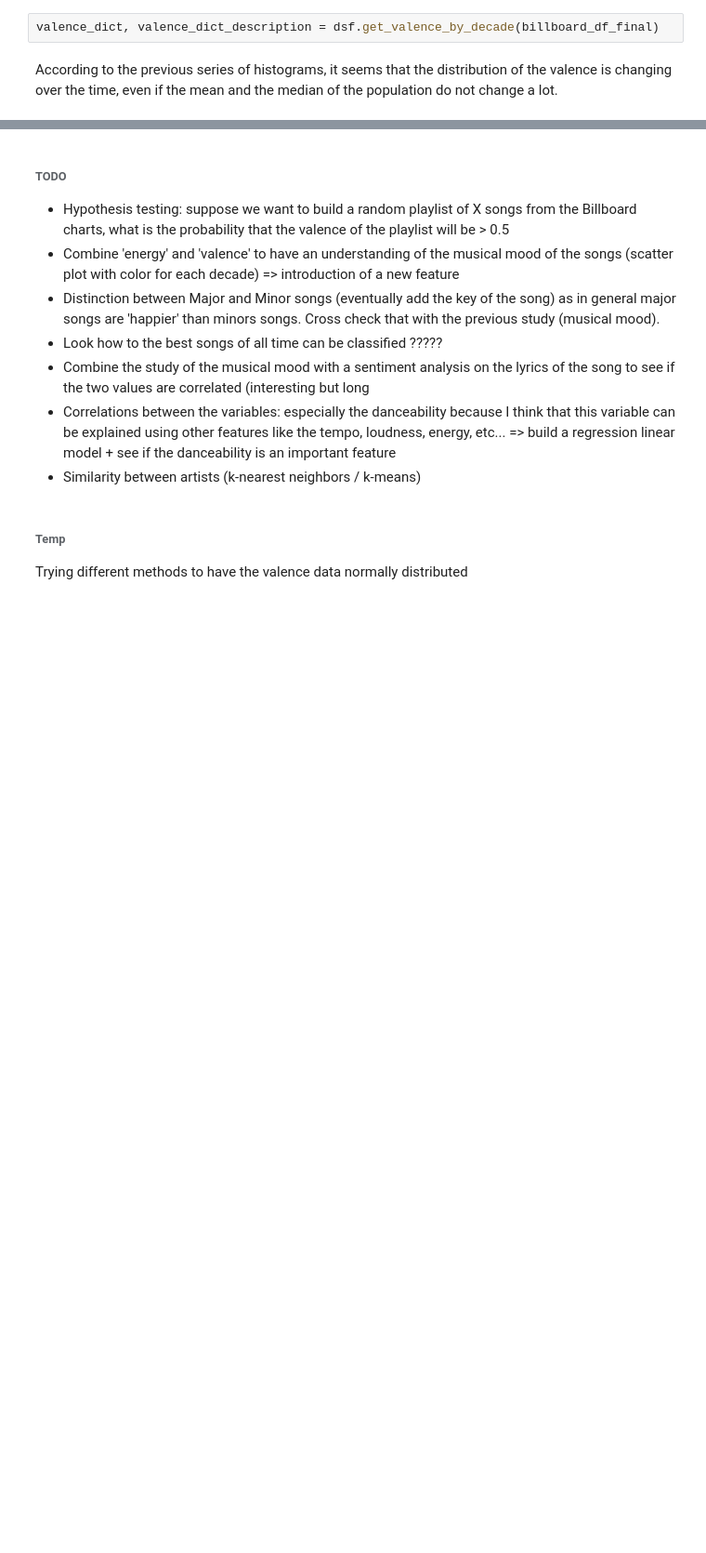
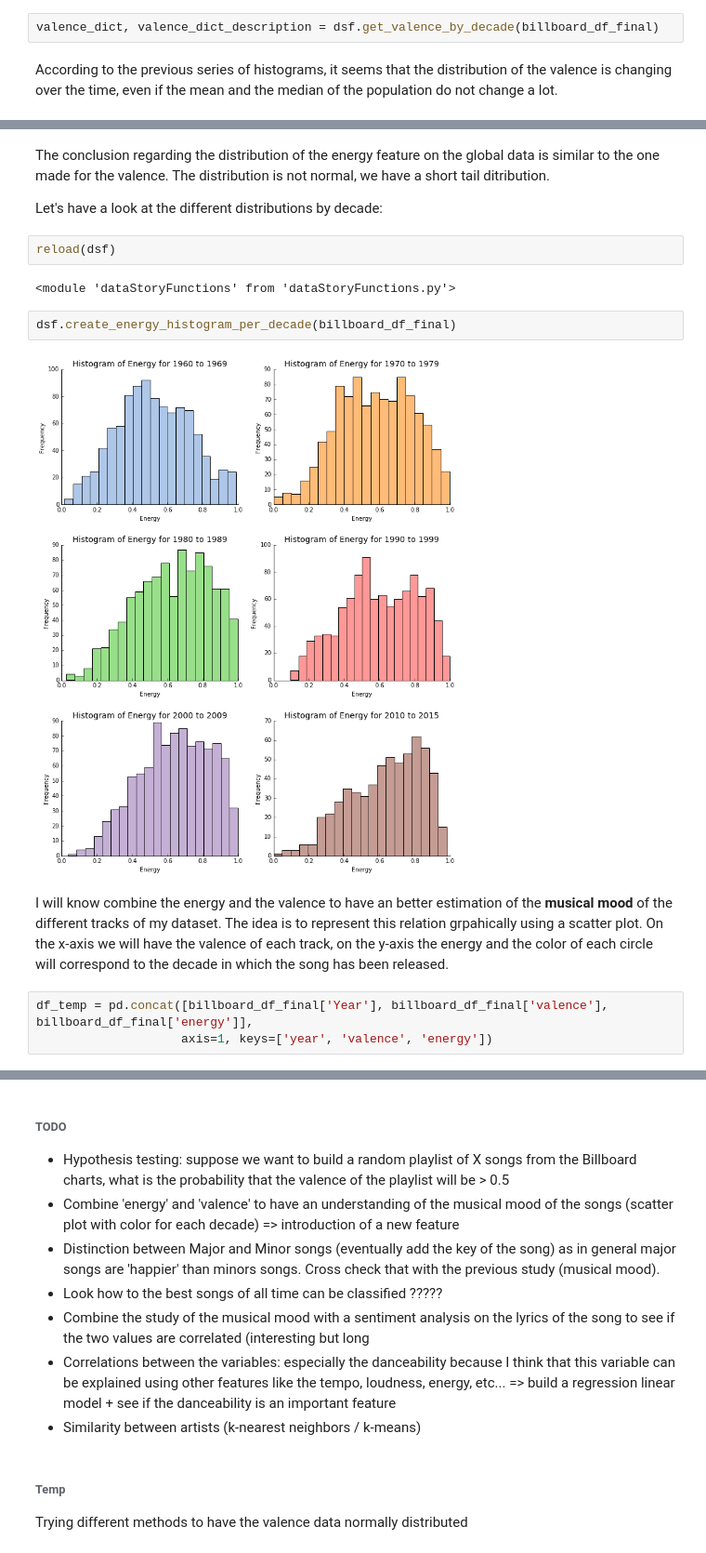
Before and after one commit to th-lucas/AOPM, a Jupyter notebook: src/Analysis_of_popular_music.ipynb, the cells around one changed output, grey strips where cells are left out. Shown at 93% size. Drawn from its saved outputs; the diff is of its cells as text; blank space fills up the shorter version.

```diff
--- a/src/Analysis_of_popular_music.ipynb
+++ b/src/Analysis_of_popular_music.ipynb
@@ -254,0 +308,17 @@ weight
+# %% [markdown]
+The conclusion regarding the distribution of the energy feature on the global data is similar to the one made for the valence. The distribution is not normal, we have a short tail ditribution.
+
+Let's have a look at the different distributions by decade:
+# %%
+reload(dsf)
+# %% [output]
+<module 'dataStoryFunctions' from 'dataStoryFunctions.py'>
+# %%
+dsf.create_energy_histogram_per_decade(billboard_df_final)
+# %% [output]
+[figure, added]
+# %% [markdown]
+I will know combine the energy and the valence to have an better estimation of the **musical mood** of the different tracks of my dataset. The idea is to represent this relation grpahically using a scatter plot. On the x-axis we will have the valence of each track, on the y-axis the energy and the color of each circle will correspond to the decade in which the song has been released.
+# %%
+df_temp = pd.concat([billboard_df_final['Year'], billboard_df_final['valence'], billboard_df_final['energy']],
+                    axis=1, keys=['year', 'valence', 'energy'])
```
Also changed, not shown: parts of 23 cells of this notebook, 1 other file.
